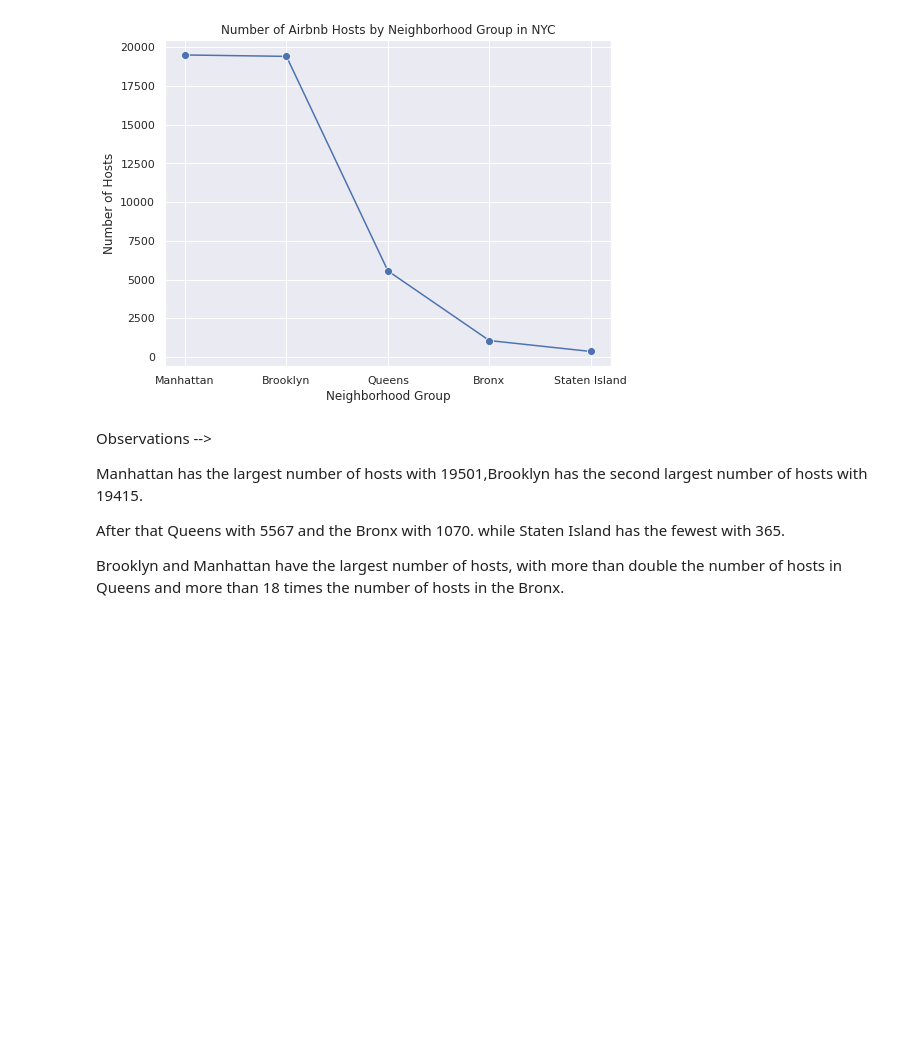
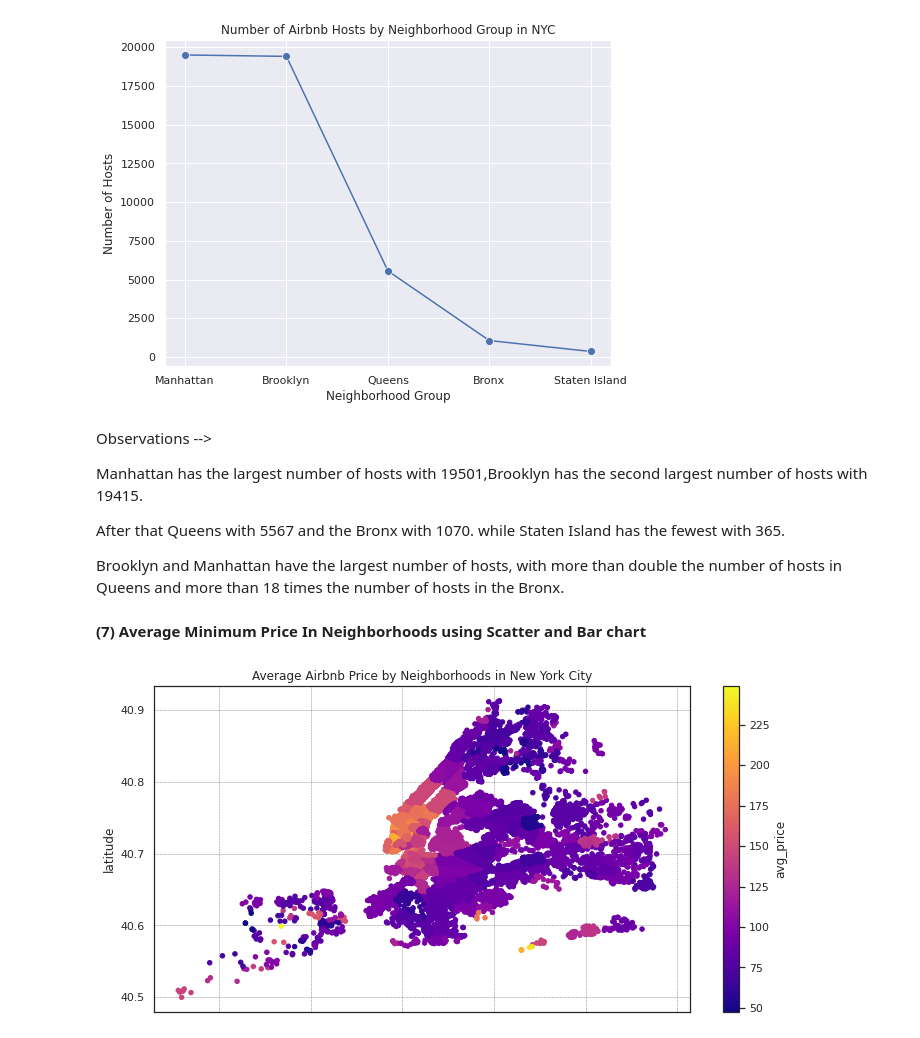
Before and after one commit to NANDINIKeremegaladhoddiShivalingaiah/Airbnb-Exploratory-Data-Analysis-EDA-, a Jupyter notebook: Airbnb_Exploratory_Data_Analysis.ipynb, the cells around one changed output. Drawn from its saved outputs; the diff is of its cells as text; code cells hidden in the pictures; blank space fills up the shorter version.

Commit message:
Data Visualization

```diff
--- a/Airbnb_Exploratory_Data_Analysis.ipynb
+++ b/Airbnb_Exploratory_Data_Analysis.ipynb
@@ -457,0 +473,8 @@ hosts_per_location
+# %%
+#with latitude and logitude
+# Group the data by neighborhood and calculate the average price
+neighbourhood_avgprice_coordinates = airbnb_df_new.groupby(['neighbourhood'])['price'].mean()
+# Create a new DataFrame with the average price for each neighborhood
+neighbourhood_prices = pd.DataFrame({"neighbourhood": neighbourhood_avgprice_coordinates.index, "avg_price": neighbourhood_avgprice_coordinates.values})
+# Merge the average price data with the original DataFrame#trying to find where the coordinates belong from the latitude and longitude
+Avgprice_coordinates_df = airbnb_df_new.merge(neighbourhood_prices, on="neighbourhood")
@@ -618,3 +649,10 @@ Manhattan has the largest number of hosts with 19501,Brooklyn has the second lar
 After that Queens with 5567 and the Bronx with 1070. while Staten Island has the fewest with 365.
 
 Brooklyn and Manhattan have the largest number of hosts, with more than double the number of hosts in Queens and more than 18 times the number of hosts in the Bronx.
+# %% [markdown]
+**(7) Average Minimum Price In Neighborhoods using Scatter and Bar chart**
+# %%
+Avgprice_coordinates_df.plot.scatter(x="longitude", y="latitude", c="avg_price", title="Average Airbnb Price by Neighborhoods in New York City", figsize=(12,6), cmap="plasma")
+plt.grid(True, color='gray', linestyle='--', linewidth=0.5)
+# %% [output]
+[figure, added]
```
Also changed, not shown: parts of 19 cells of this notebook.
